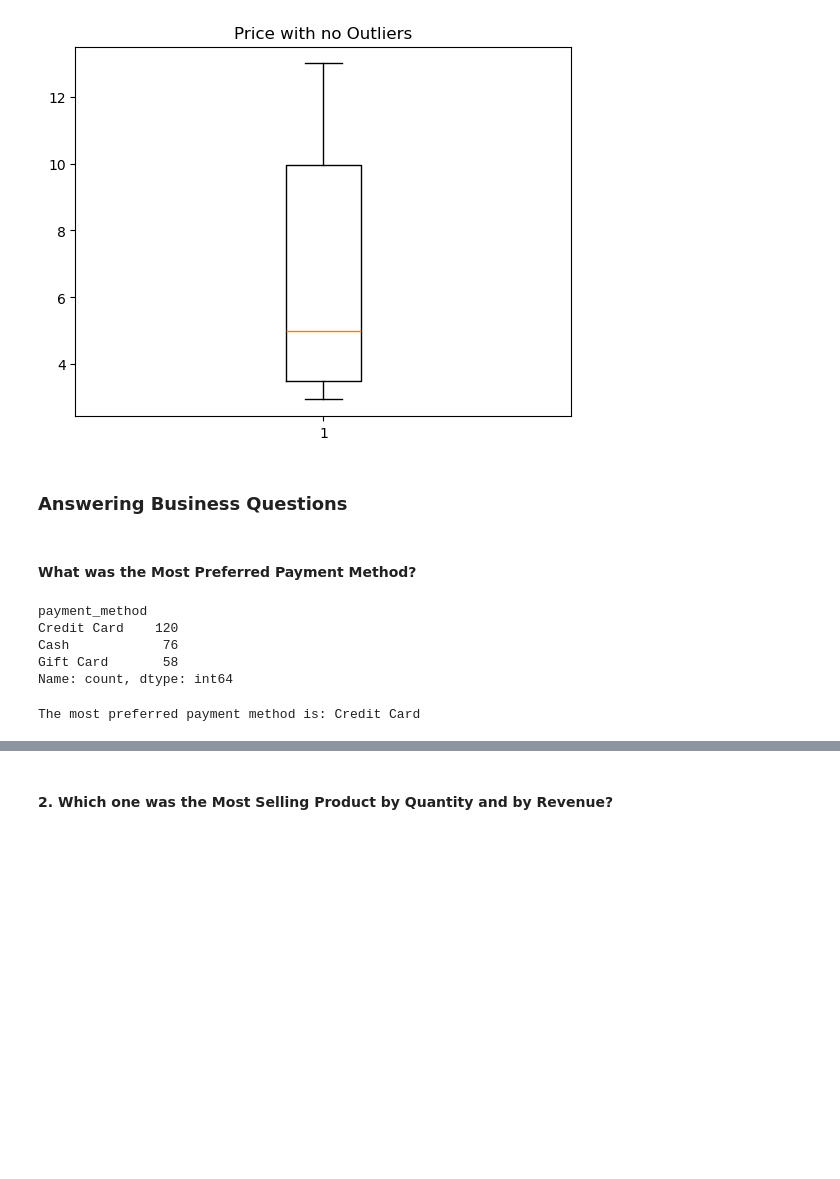
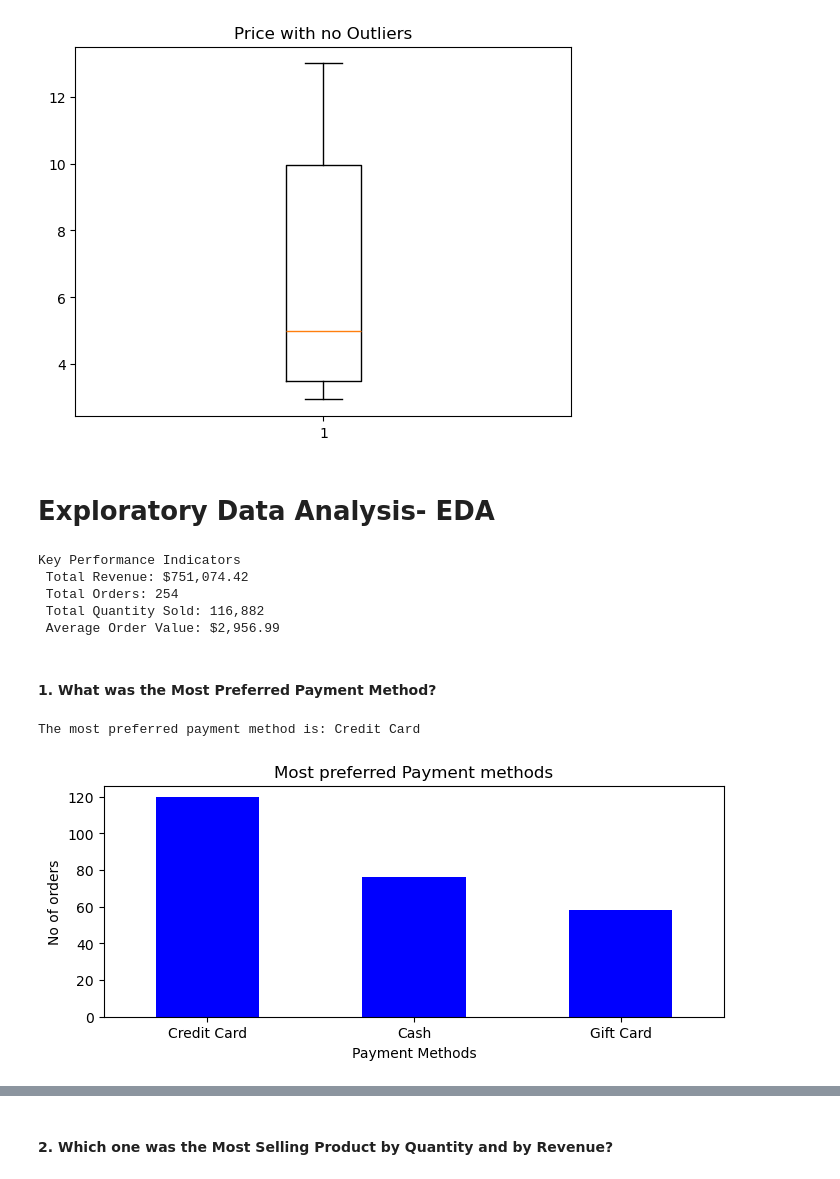
Before and after one commit to ARAFAH-LAWAL102/Sales-Analysis-and-EDA-with-Python, a Jupyter notebook: python sales data .ipynb, the cells around one changed output, grey strips where cells are left out. Cells and saved outputs as stored; diff of their text form; code cells hidden in the pictures; blank space fills up the shorter version.

```diff
--- a/python sales data .ipynb
+++ b/python sales data .ipynb
@@ -29,7 +47,8 @@ df.head()
 | 3 | NaN | 10455 | 2022-11-08 | Burgers | 12.99 | 569.668976 | In-store | Credit Card | Walter Muller | ... |
 | 4 | NaN | 10456 | 2022-11-08 | Chicken Sandwiches | 9.95 | 201.005025 | In-store | Credit Card | Walter Muller | ... |
 # %%
-df=df.drop(columns=['Unnamed: 0'])
+#Deleting the empty (Unnamed column
+)df=df.drop(columns=['Unnamed: 0'])
 # %%
 df.head()
 # %% [output]
@@ -230,20 +269,46 @@ plt.show()
 # %% [output]
 [figure]
 # %% [markdown]
-### Answering Business Questions
+# Exploratory Data Analysis- EDA
+# %%
+# Key Performance Indicators (KPI)
+
+# Total Revenue
+total_sales = (df['price'] * df['quantity']).sum()
+
+# Total Orders
+total_orders = df['order_id'].nunique()
+
+# Total Quantity Sold
+total_quantity = df['quantity'].sum()
+
+# Average Order Value (AOV)
+avg_order_value = total_sales / total_orders
+
+#  Print KPI Summary
+print("Key Performance Indicators")
+print(f" Total Revenue: ${total_sales:,.2f}")
+print(f" Total Orders: {total_orders:,}")
+print(f" Total Quantity Sold: {total_quantity:,}")
+print(f" Average Order Value: ${avg_order_value:,.2f}")
+# %% [output]
+Key Performance Indicators
+ Total Revenue: $751,074.42
+ Total Orders: 254
+ Total Quantity Sold: 116,882
+ Average Order Value: $2,956.99
 # %% [markdown]
-#### What was the Most Preferred Payment Method?
+#### 1. What was the Most Preferred Payment Method?
 # %%
 payment_counts=df['payment_method'].value_counts()
-print(df['payment_method'].value_counts())
+most_preferred = payment_counts.idxmax()
+print("The most preferred payment method is:", most_preferred)
+bars=payment_counts.plot(kind='bar', color='blue', figsize=(8,3))
+plt.title('Most preferred Payment methods')
+plt.xlabel('Payment Methods')
+plt.ylabel('No of orders')
+plt.xticks(rotation=0)
+plt.show()
 # %% [output]
-payment_method
-Credit Card    120
-Cash            76
-Gift Card       58
-Name: count, dtype: int64
+The most preferred payment method is: Credit Card
+[figure, added]
-# %%
-most_preferred = payment_counts.idxmax()
-print("The most preferred payment method is:", most_preferred)
-# %% [output]
-The most preferred payment method is: Credit Card
```
Also changed, not shown: parts of 63 cells of this notebook.
